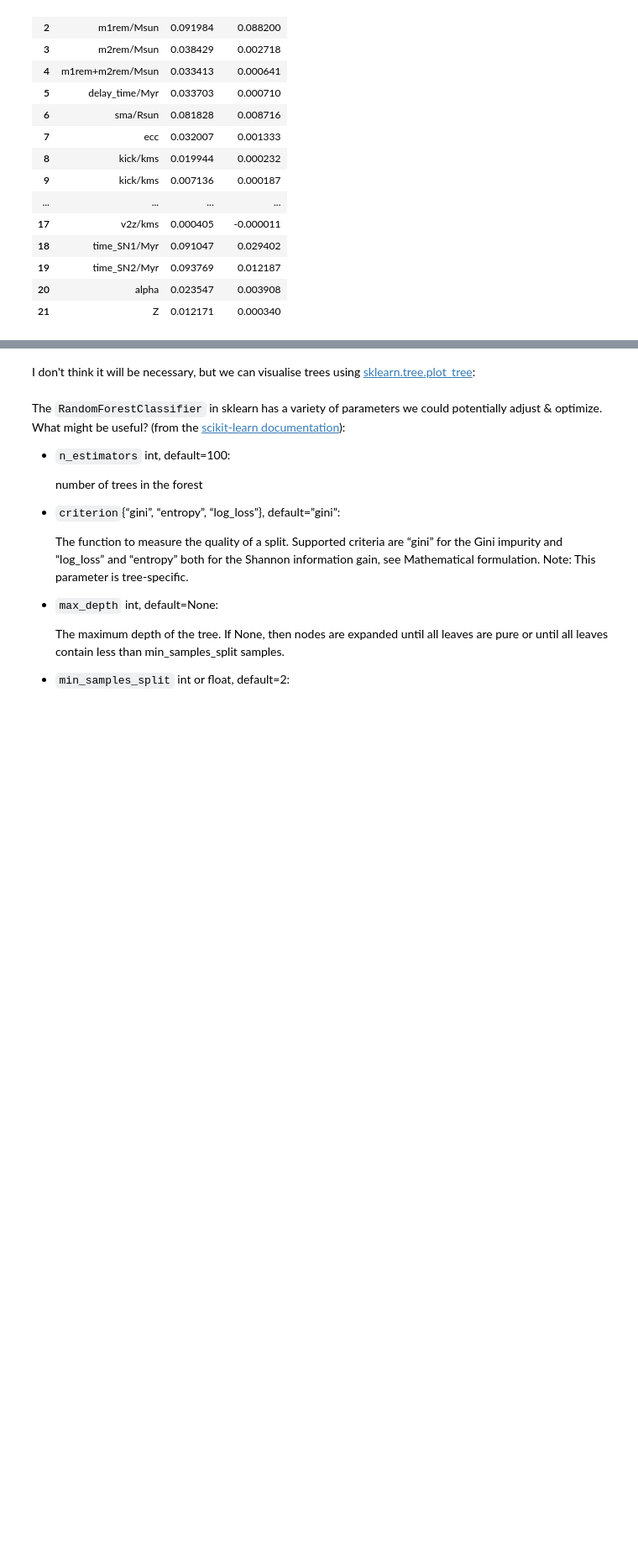
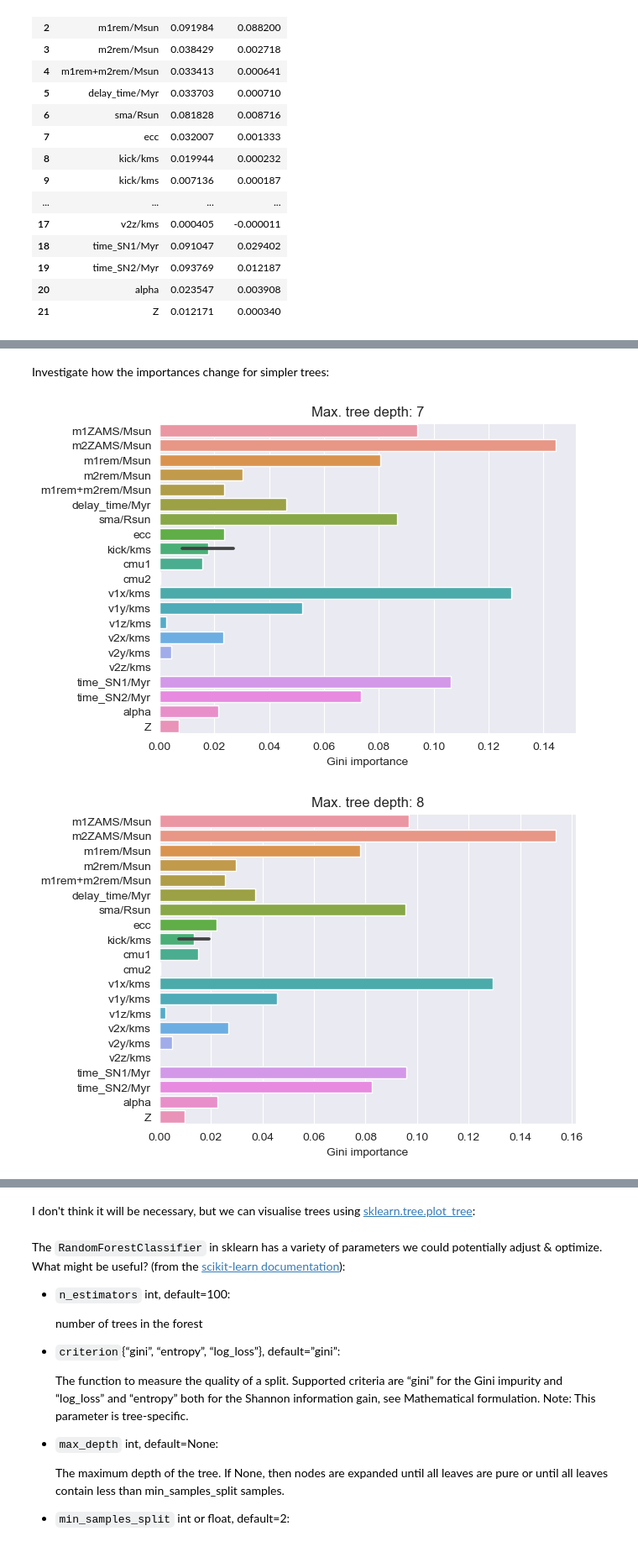
Before and after one commit to Giacomo-Menegatti/AstroLab, a Jupyter notebook: RF_playground.ipynb, the cells around one changed output, grey strips where cells are left out. Shown at 84% size. Cells and saved outputs as stored; diff of their text form; code cells hidden in the pictures; blank space fills up the shorter version.

```diff
--- a/RF_playground.ipynb
+++ b/RF_playground.ipynb
@@ -161,0 +190,9 @@ importances
+# %%
+# split data into training , validation and test set
+# for now: approx. 10% training, 30% validation, 60% test
+X_train, X, y_train, y = train_test_split(
+    X, y, stratify=y, test_size=0.9, random_state=100)
+X_valid, X_test, y_valid, y_test = train_test_split(
+    X, y, stratify=y, test_size=2/3, random_state=100)
+
+print(y_train.shape, y_valid.shape, y_test.shape)
@@ -161,0 +262,20 @@ importances
+# %% [markdown]
+Investigate how the importances change for simpler trees:
+# %%
+df = pd.DataFrame({depths[i]: importances[i] for i in range(len(depths))})
+df["feature"] = rf.feature_names_in_
+
+# make importance plots:
+for max_depth in df.drop(columns="feature").columns:
+
+    # plot importances
+    fig, ax = plt.subplots()
+    sns.barplot(y='feature', x=max_depth, data=df, ax=ax)
+    #ax.tick_params(axis='x', rotation=90) #for params on x and gini on y
+    ax.set_ylabel('')
+    ax.set_xlabel('Gini importance')
+    ax.set_title("Max. tree depth: %d"%max_depth)
+    plt.show()
+# %% [output]
+[figure, added]
+[figure, added]
```
Also changed, not shown: parts of 15 cells of this notebook.
